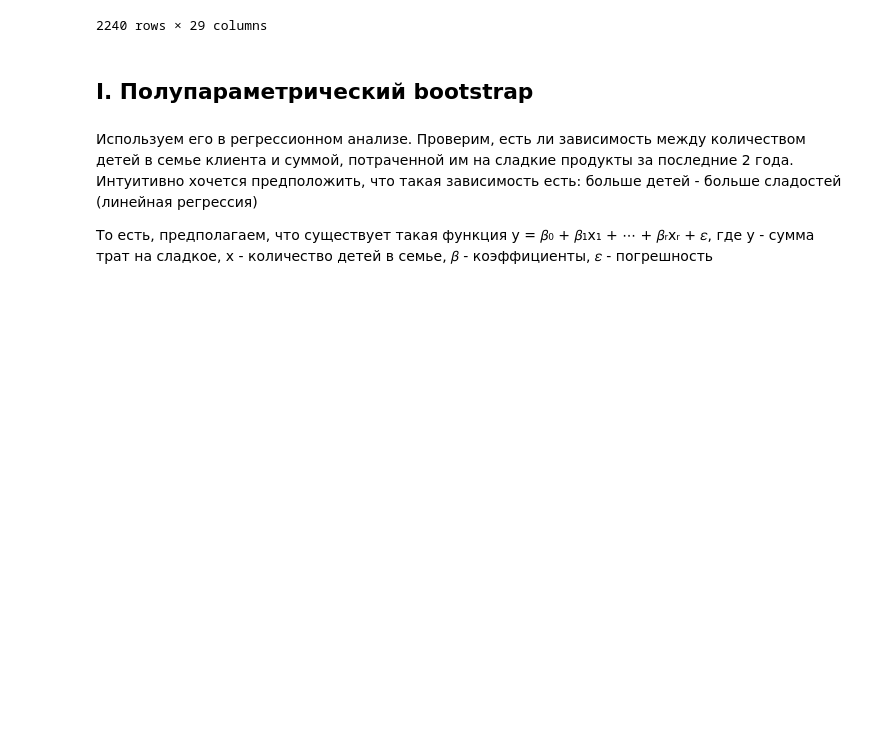
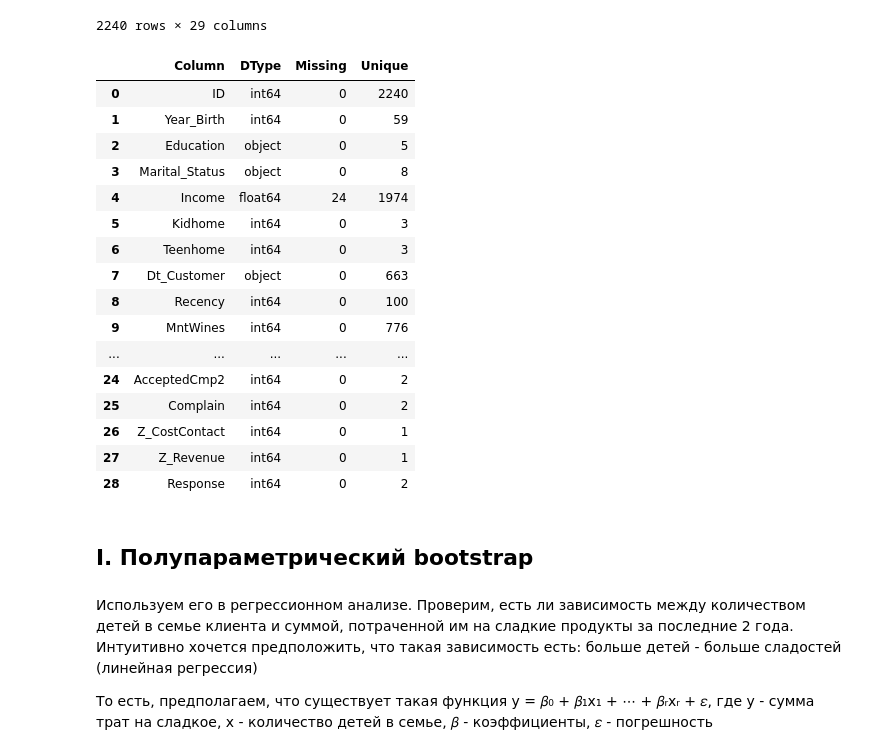
Before and after one commit to alferova-tv/Stats, a Jupyter notebook: bootstrap.ipynb, the cells around one changed output. Saved outputs shown, nothing was run; the diff lists cells and outputs as text; code cells hidden in the pictures; blank space fills up the shorter version.

```diff
--- a/bootstrap.ipynb
+++ b/bootstrap.ipynb
@@ -66,6 +70,32 @@ data
 | 2238 | 8235 | 1956 | Master | Together | 69245.0 | 0 | 1 | 2014-01-24 | 8 | ... |
 | 2239 | 9405 | 1954 | PhD | Married | 52869.0 | 1 | 1 | 2012-10-15 | 40 | ... |
 2240 rows × 29 columns
+# %%
+info_df = pd.DataFrame({
+    "Column": data.columns,
+    "DType": data.dtypes.astype(str),
+    "Missing": data.isna().sum(),
+    "Unique": data.nunique()
+})
+info_df.reset_index(drop=True)
+# %% [output]
+|  | Column | DType | Missing | Unique |
+| 0 | ID | int64 | 0 | 2240 |
+| 1 | Year_Birth | int64 | 0 | 59 |
+| 2 | Education | object | 0 | 5 |
+| 3 | Marital_Status | object | 0 | 8 |
+| 4 | Income | float64 | 24 | 1974 |
+| 5 | Kidhome | int64 | 0 | 3 |
+| 6 | Teenhome | int64 | 0 | 3 |
+| 7 | Dt_Customer | object | 0 | 663 |
+| 8 | Recency | int64 | 0 | 100 |
+| 9 | MntWines | int64 | 0 | 776 |
+| ... | ... | ... | ... | ... |
+| 24 | AcceptedCmp2 | int64 | 0 | 2 |
+| 25 | Complain | int64 | 0 | 2 |
+| 26 | Z_CostContact | int64 | 0 | 1 |
+| 27 | Z_Revenue | int64 | 0 | 1 |
+| 28 | Response | int64 | 0 | 2 |
 # %% [markdown]
 ## I. Полупараметрический bootstrap
 # %% [markdown]
```
Also changed, not shown: parts of 18 cells of this notebook, 6 other files.
